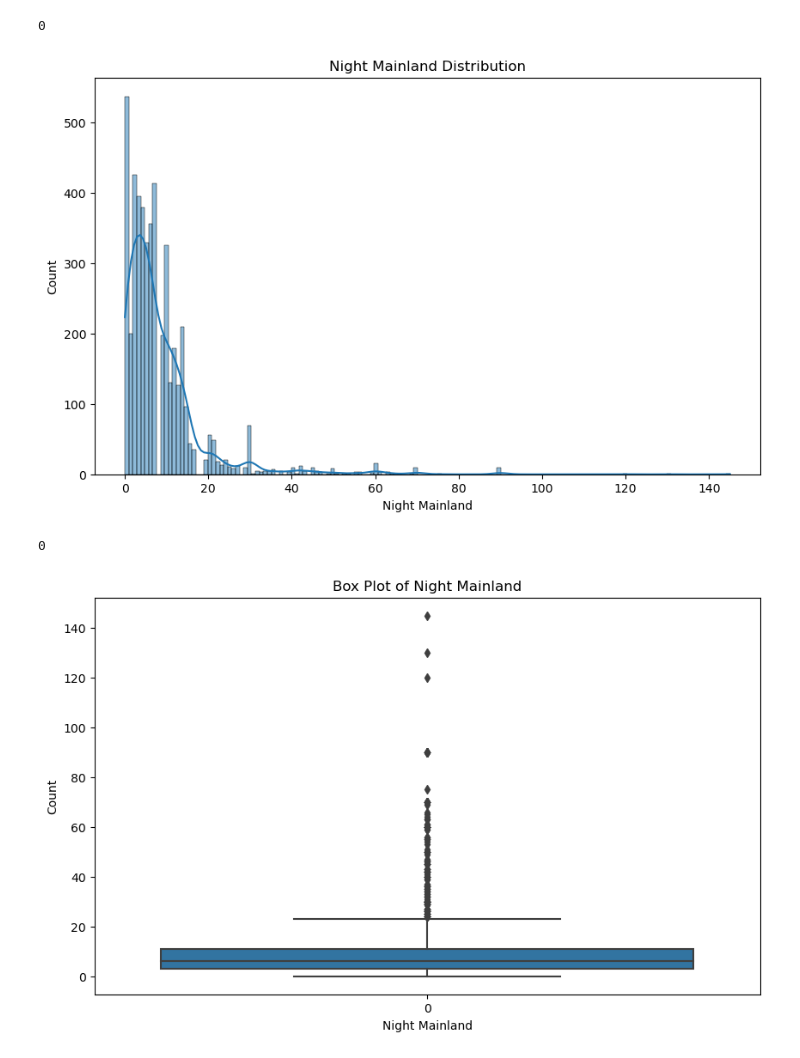
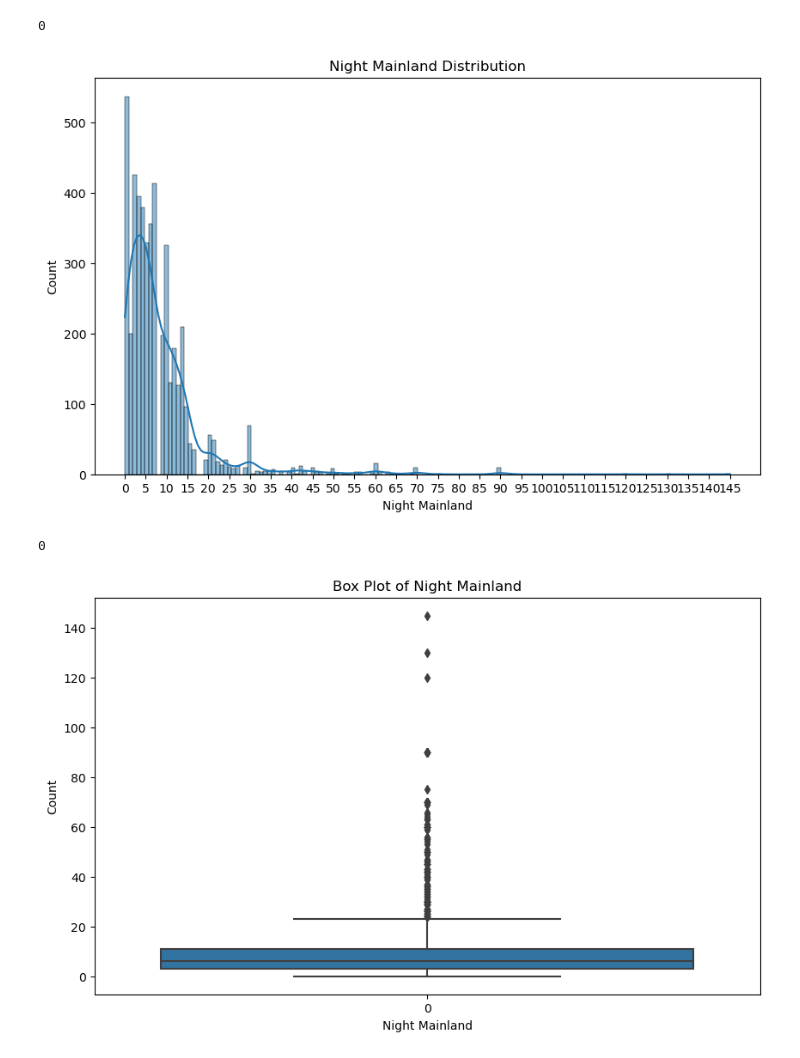
Before and after one commit to BCBeeravelly/End-to-End-ML-Project, a Jupyter notebook: notebooks/eda.ipynb, the cells around one changed output. Saved outputs shown, nothing was run; the diff lists cells and outputs as text; code cells hidden in the pictures.

```diff
--- a/notebooks/eda.ipynb
+++ b/notebooks/eda.ipynb
@@ -478,13 +478,14 @@ data['package_insurance'].isna().sum()
 # %%
 plt.figure(figsize=(10, 6))
 sns.histplot(data['night_mainland'], kde=True)
 plt.xlabel('Night Mainland')
 plt.ylabel('Count')
 plt.title('Night Mainland Distribution')
+plt.xticks(range(0, int(data['night_mainland'].max()) + 1, 5))
 plt.show()
 data['night_mainland'].isna().sum()
 # %% [output]
-[figure, old version]
+[figure, new version]
 0
 # %%
 plt.figure(figsize=(10, 6))
```
Also changed, not shown: parts of 17 cells of this notebook, 1 other file.
